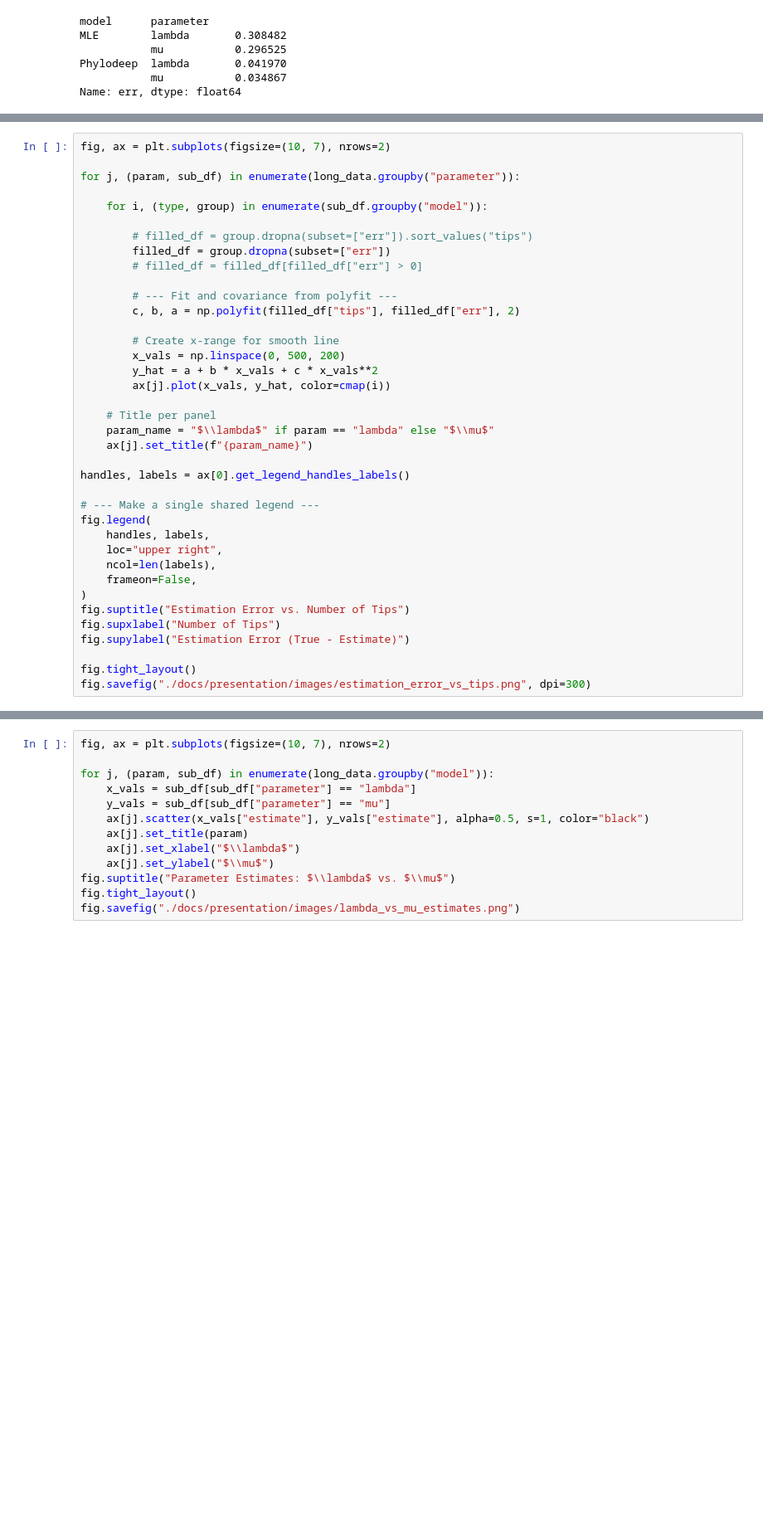
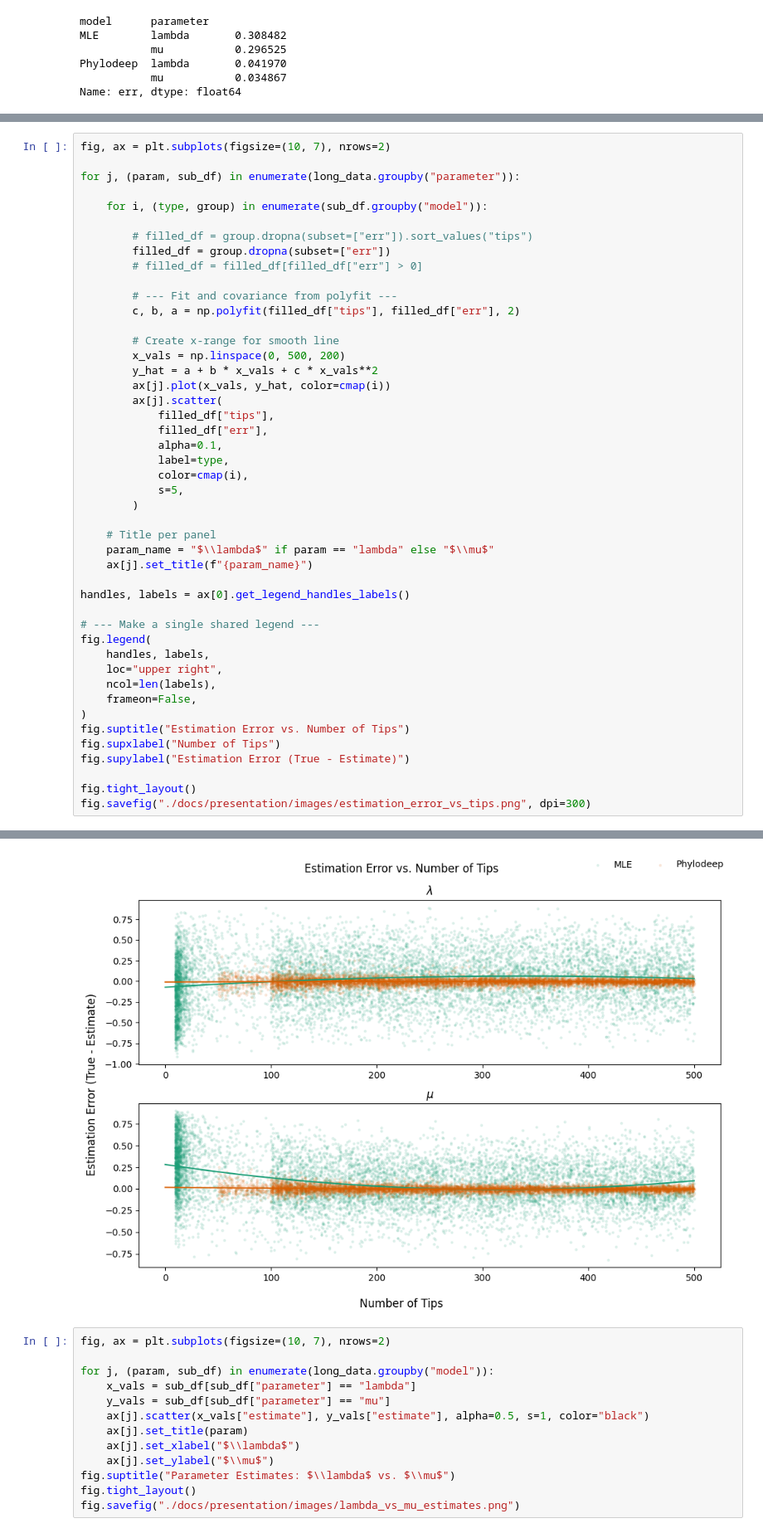
Before and after one commit to mcanearm/PhylodynamicsDL, a Jupyter notebook: method_comparison.ipynb, the cells around one changed output, grey strips where cells are left out. Shown: that part at 83% size. Cells and saved outputs as stored; diff of their text form; blank space fills up the shorter version.

```diff
--- a/method_comparison.ipynb
+++ b/method_comparison.ipynb
@@ -163,6 +163,14 @@ for j, (param, sub_df) in enumerate(long_data.groupby("parameter")):
         x_vals = np.linspace(0, 500, 200)
         y_hat = a + b * x_vals + c * x_vals**2
         ax[j].plot(x_vals, y_hat, color=cmap(i))
+        ax[j].scatter(
+            filled_df["tips"],
+            filled_df["err"],
+            alpha=0.1,
+            label=type,
+            color=cmap(i),
+            s=5,
+        )
 
     # Title per panel
     param_name = "$\\lambda$" if param == "lambda" else "$\\mu$"
@@ -188,3 +195,4 @@ ValueError: number sections must be larger than 0.
+[figure, added]
 # %%
 fig, ax = plt.subplots(figsize=(10, 7), nrows=2)
 
```
Also changed, not shown: parts of 1 cell of this notebook.
